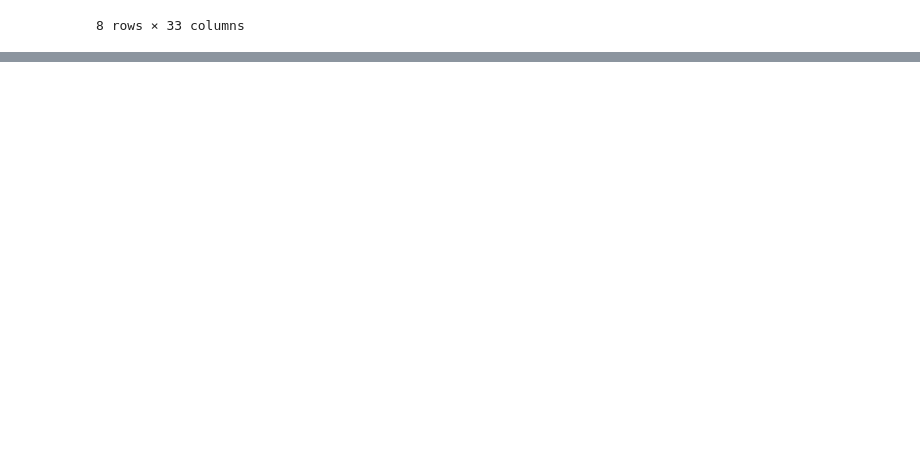
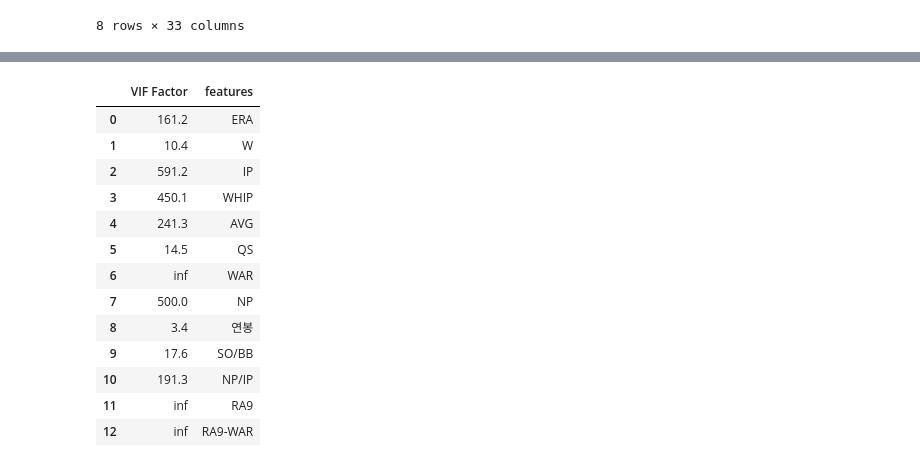
Before and after one commit to jayiuk/mid_project, a Jupyter notebook: EDA.ipynb, the cells around one changed output, grey strips where cells are left out. Saved outputs shown, nothing was run; the diff lists cells and outputs as text; code cells hidden in the pictures; blank space fills up the shorter version.

```diff
--- a/EDA.ipynb
+++ b/EDA.ipynb
@@ -108,0 +123,20 @@ sns.heatmap(df_1_corr, annot = True)
+# %%
+vif = pd.DataFrame()
+vif["VIF Factor"] = [variance_inflation_factor(df_1.values, i) for i in range(df_1.shape[1])]
+vif["features"] = df_1.columns
+vif.round(1)
+# %% [output]
+|  | VIF Factor | features |
+| 0 | 161.2 | ERA |
+| 1 | 10.4 | W |
+| 2 | 591.2 | IP |
+| 3 | 450.1 | WHIP |
+| 4 | 241.3 | AVG |
+| 5 | 14.5 | QS |
+| 6 | inf | WAR |
+| 7 | 500.0 | NP |
+| 8 | 3.4 | 연봉 |
+| 9 | 17.6 | SO/BB |
+| 10 | 191.3 | NP/IP |
+| 11 | inf | RA9 |
+| 12 | inf | RA9-WAR |
```
Also changed, not shown: parts of 14 cells of this notebook, 3 other files.
